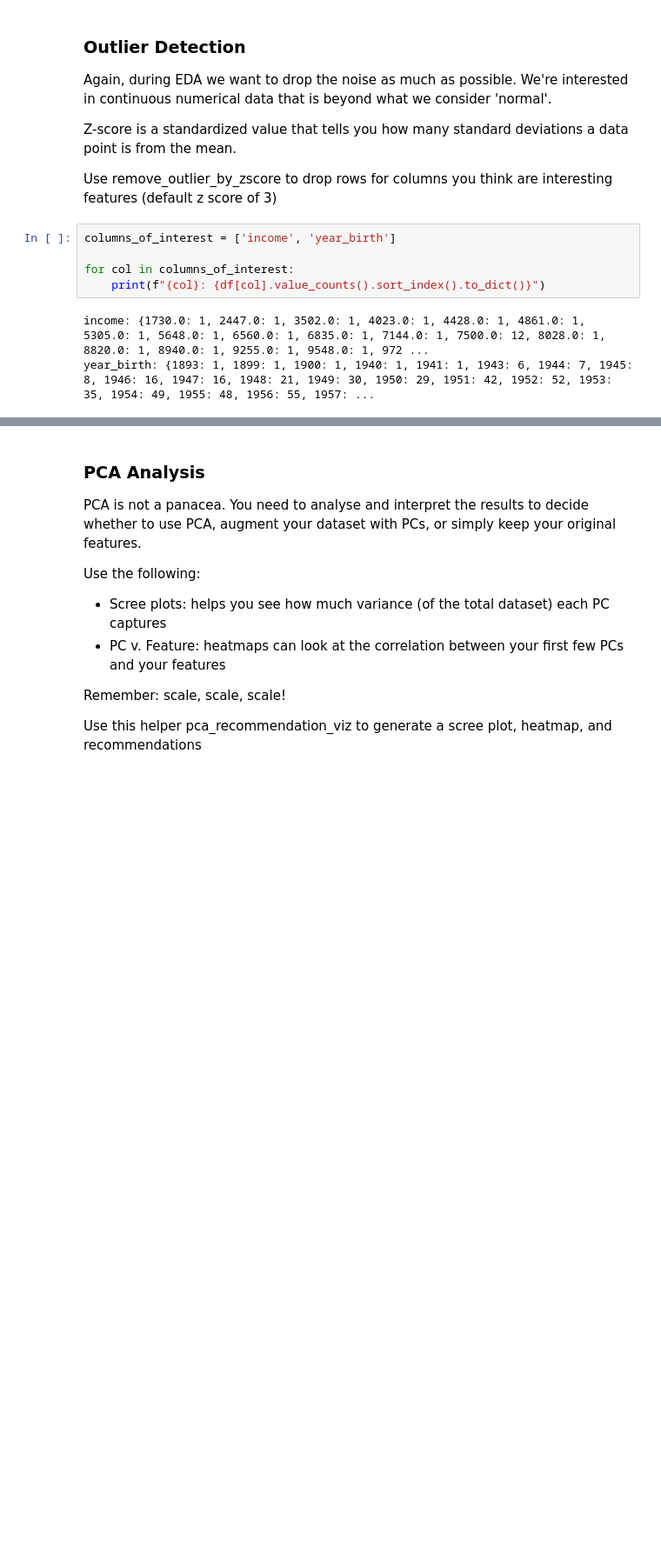
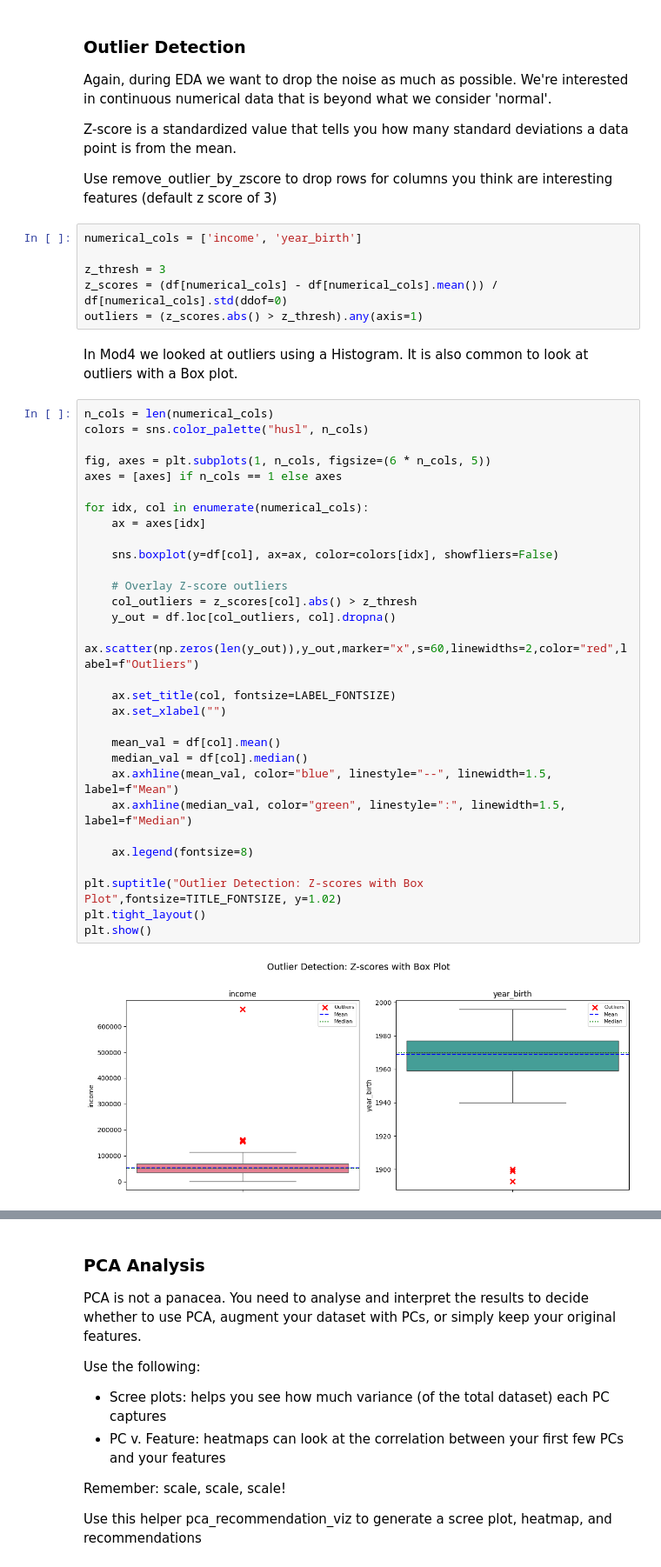
Before and after one commit to toby-gardner-ai/uc-berkeley-aiml-course, a Jupyter notebook: notebooks/Mod6_PCA_Clustering.ipynb, the cells around one changed output, grey strips where cells are left out. Shown at 87% size. Drawn from its saved outputs; the diff is of its cells as text; blank space fills up the shorter version.

```diff
--- a/notebooks/Mod6_PCA_Clustering.ipynb
+++ b/notebooks/Mod6_PCA_Clustering.ipynb
@@ -78,11 +148,43 @@ Z-score is a standardized value that tells you how many standard deviations a da
 
 Use remove_outlier_by_zscore to drop rows for columns you think are interesting features (default z score of 3)
 # %%
-columns_of_interest = ['income', 'year_birth']
+numerical_cols = ['income', 'year_birth']
 
-for col in columns_of_interest:
-    print(f"{col}: {df[col].value_counts().sort_index().to_dict()}")
+z_thresh = 3
+z_scores = (df[numerical_cols] - df[numerical_cols].mean()) / df[numerical_cols].std(ddof=0)
+outliers = (z_scores.abs() > z_thresh).any(axis=1)
-# %% [output]
-income: {1730.0: 1, 2447.0: 1, 3502.0: 1, 4023.0: 1, 4428.0: 1, 4861.0: 1, 5305.0: 1, 5648.0: 1, 6560.0: 1, 6835.0: 1, 7144.0: 1, 7500.0: 12, 8028.0: 1, 8820.0: 1, 8940.0: 1, 9255.0: 1, 9548.0: 1, 972 ...
-year_birth: {1893: 1, 1899: 1, 1900: 1, 1940: 1, 1941: 1, 1943: 6, 1944: 7, 1945: 8, 1946: 16, 1947: 16, 1948: 21, 1949: 30, 1950: 29, 1951: 42, 1952: 52, 1953: 35, 1954: 49, 1955: 48, 1956: 55, 1957: ...
+# %% [markdown]
+In Mod4 we looked at outliers using a Histogram. It is also common to look at outliers with a Box plot.
+# %%
+n_cols = len(numerical_cols)
+colors = sns.color_palette("husl", n_cols)
+
+fig, axes = plt.subplots(1, n_cols, figsize=(6 * n_cols, 5))
+axes = [axes] if n_cols == 1 else axes
+
+for idx, col in enumerate(numerical_cols):
+    ax = axes[idx]
+
+    sns.boxplot(y=df[col], ax=ax, color=colors[idx], showfliers=False)
+
+    # Overlay Z-score outliers
+    col_outliers = z_scores[col].abs() > z_thresh
+    y_out = df.loc[col_outliers, col].dropna()
+    ax.scatter(np.zeros(len(y_out)),y_out,marker="x",s=60,linewidths=2,color="red",label=f"Outliers")
+
+    ax.set_title(col, fontsize=LABEL_FONTSIZE)
+    ax.set_xlabel("")
+
+    mean_val = df[col].mean()
+    median_val = df[col].median()
+    ax.axhline(mean_val, color="blue", linestyle="--", linewidth=1.5, label=f"Mean")
+    ax.axhline(median_val, color="green", linestyle=":", linewidth=1.5, label=f"Median")
+
+    ax.legend(fontsize=8)
+
+plt.suptitle("Outlier Detection: Z-scores with Box Plot",fontsize=TITLE_FONTSIZE, y=1.02)
+plt.tight_layout()
+plt.show()
+# %% [output]
+[figure, added]
 # %%
```
Also changed, not shown: parts of 45 cells of this notebook, 5 other files.
